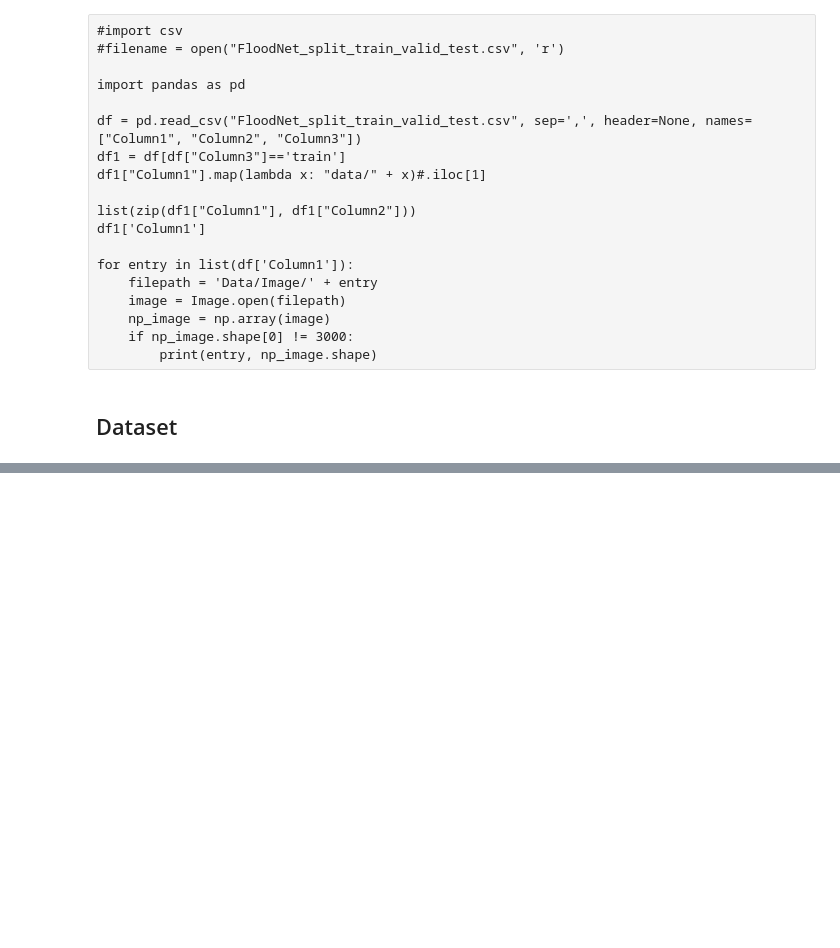
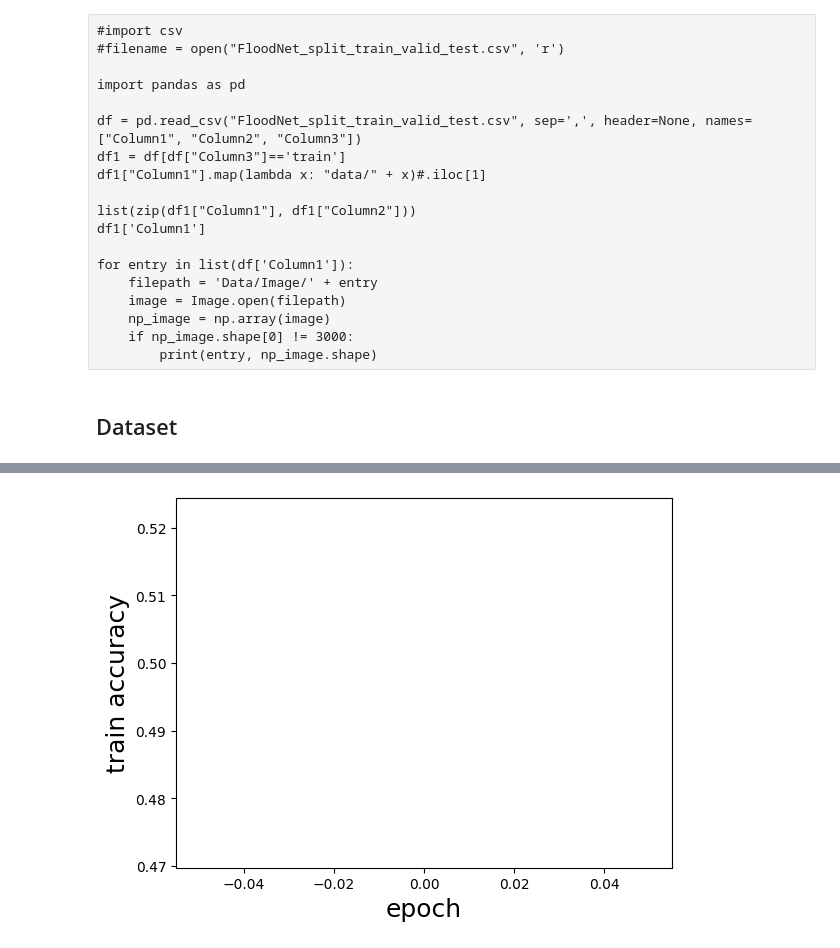
Before and after one commit to leamarxen/ENV-540-Floodnet, a Jupyter notebook: floodnet.ipynb, the cells around one changed output, grey strips where cells are left out. Cells and saved outputs as stored; diff of their text form; code cells hidden in the pictures; blank space fills up the shorter version.

```diff
--- a/floodnet.ipynb
+++ b/floodnet.ipynb
@@ -190,6 +208,6 @@ train_dataset = FloodData(transforms = transform_train, split = 'train')
 val_dataset = FloodData(transforms = transform_val, split = 'valid')
 test_dataset = FloodData(transforms = transform_val, split = 'test')
 # %%
-train_loader = DataLoader(train_dataset, batch_size = 1)
+train_loader = DataLoader(train_dataset, batch_size = 2, shuffle=True)
 next(iter(train_loader))[0]
 # %% [output]
@@ -212,0 +502,4 @@ tensor([[[[ 0.8736, -0.0234, -0.0860],
+# %%
+if torch.cuda.is_available():
+    device = "cuda"
+print(device)
@@ -212,0 +531,26 @@ tensor([[[[ 0.8736, -0.0234, -0.0860],
+# %%
+learning_rate = 0.01
+model = PSPNet()
+optimizer = torch.optim.SGD(model.parameters(), lr=learning_rate)
+# %%
+num_epochs = 1
+aux_weight = 0.4
+
+stats = []
+for epoch in range(num_epochs):
+    # TODO: call train_epoch
+
+    start = time.perf_counter()
+
+    train_loss, train_accuracy, train_pred, train_ground_truth = train_epoch(train_loader, model, optimizer, aux_weight, device)
+
+    end = time.perf_counter()
+
+    print(f"epoch {epoch+1}; trainloss {train_loss:.2f}, train accuracy {train_accuracy*100:.2f}%")
+    print("time for one epoch :", end - start)
+
+    stats.append({
+        "trainloss":float(train_loss),
+        "trainaccuracy":float(train_accuracy),
+        "epoch":epoch
+    })
@@ -212,0 +560,12 @@ tensor([[[[ 0.8736, -0.0234, -0.0860],
+# %%
+train_losses = np.stack([stat["trainloss"] for stat in stats])
+train_accuracy = np.stack([stat["trainaccuracy"] for stat in stats])
+epoch = np.stack([stat["epoch"] for stat in stats])
+
+fig, ax = plt.subplots()
+ax.plot(epoch, train_accuracy)
+ax.set_xlabel("epoch", fontsize=18)
+ax.set_ylabel("train accuracy", fontsize=18)
+fig.savefig('train_accuracy'+'.pdf', format='pdf', bbox_inches = 'tight')
+# %% [output]
+[figure, added]
```
Also changed, not shown: parts of 28 cells of this notebook, 3 other files.
